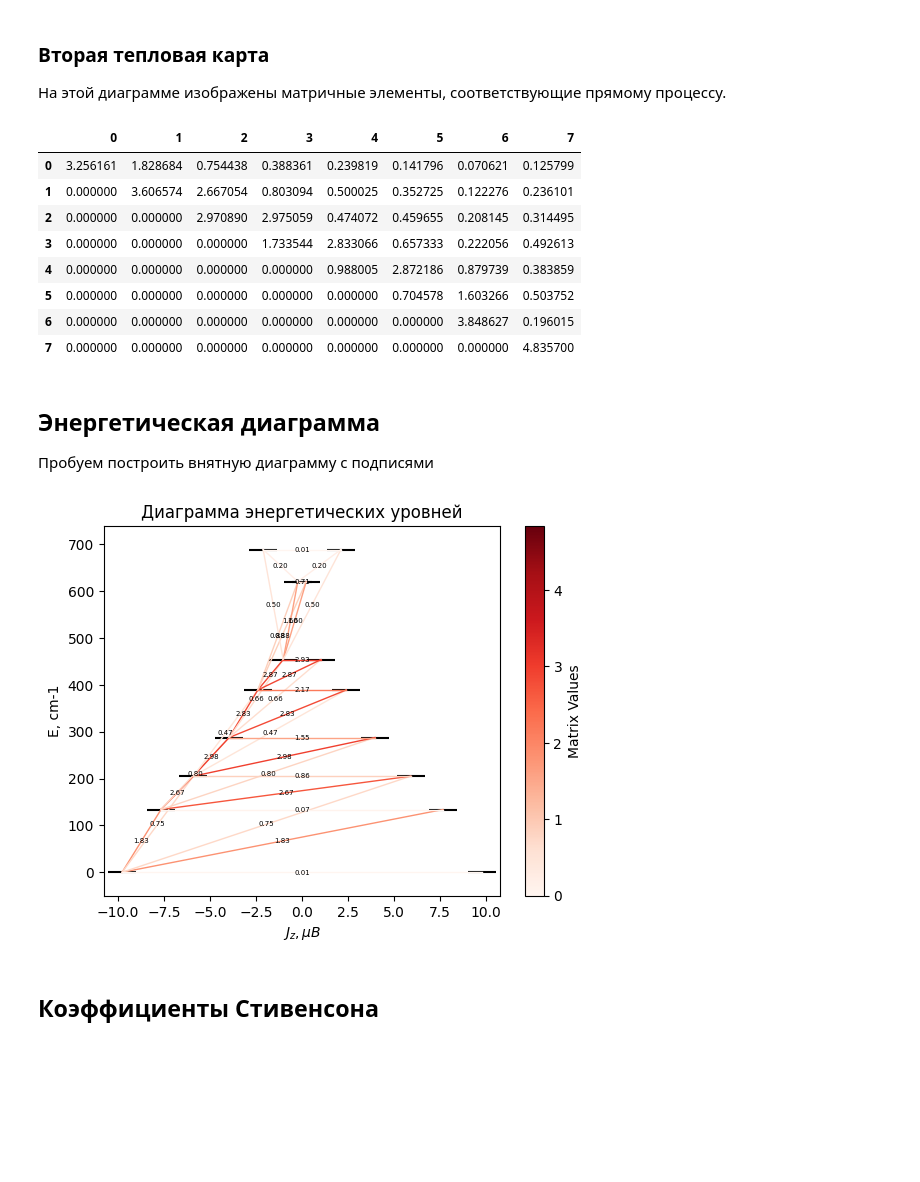
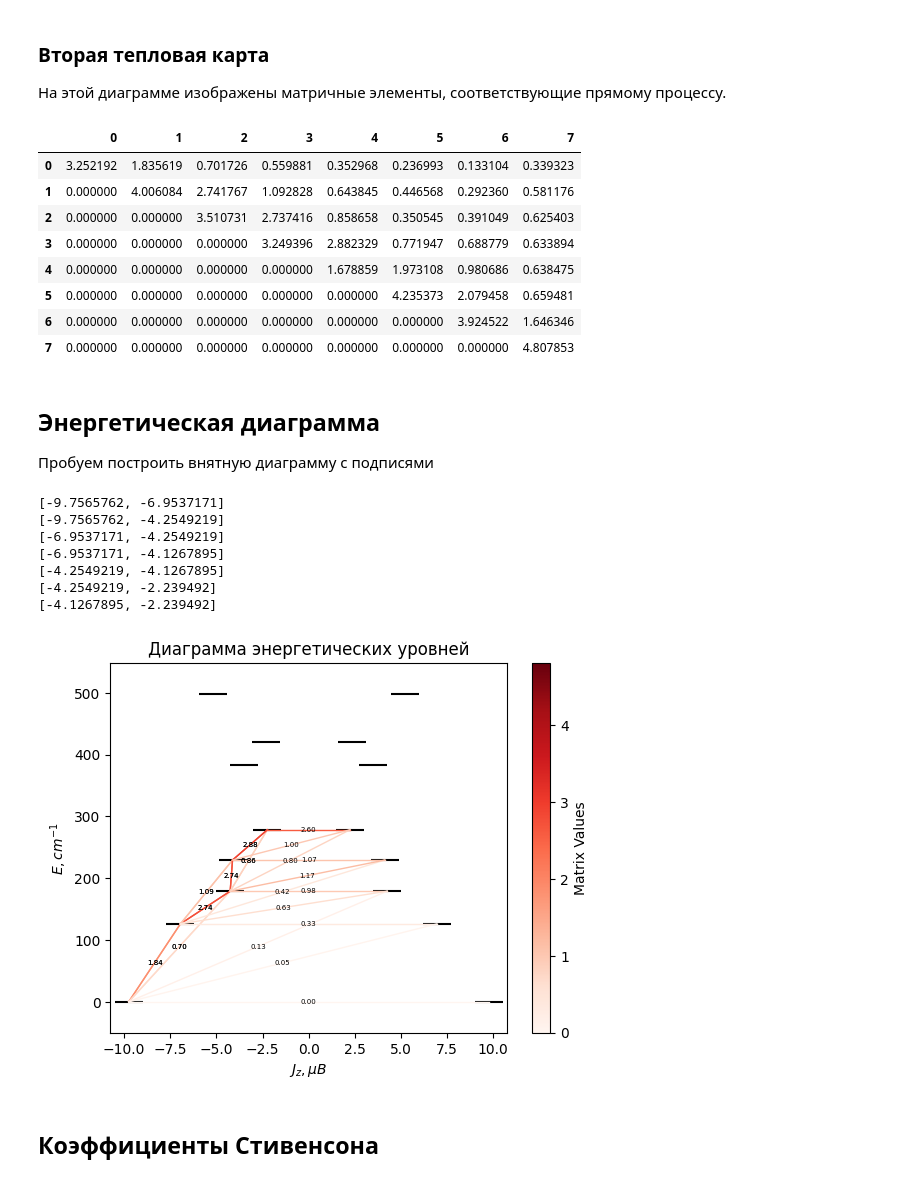
Before and after one commit to krainyukov/FastMOLCAS, a Jupyter notebook: fast_report.ipynb, the cells around one changed output. Drawn from its saved outputs; the diff is of its cells as text; code cells hidden in the pictures; blank space fills up the shorter version.

```diff
--- a/fast_report.ipynb
+++ b/fast_report.ipynb
@@ -4,7 +4,7 @@
 1) Импортируем библиотеку pandas для удобства работы
 2) В той же папке, в которой лежит этот рабочий документ оставляем результат работы MOLCAS
 # %%
-filename = 'LEZLUA'
+filename = 'UMITOB'
 path = f'./logs/{filename}.log'
 # %%
 import pandas as pd
@@ -308,14 +308,14 @@ def process_ab_initio_blocking_barrier(lines, doc):
 heat_map_dir = process_ab_initio_blocking_barrier(lines, doc)
 # %% [output]
 |  | 0 | 1 | 2 | 3 | 4 | 5 | 6 | 7 |
-| 0 | 3.256161 | 1.828684 | 0.754438 | 0.388361 | 0.239819 | 0.141796 | 0.070621 | 0.125799 |
-| 1 | 0.000000 | 3.606574 | 2.667054 | 0.803094 | 0.500025 | 0.352725 | 0.122276 | 0.236101 |
-| 2 | 0.000000 | 0.000000 | 2.970890 | 2.975059 | 0.474072 | 0.459655 | 0.208145 | 0.314495 |
-| 3 | 0.000000 | 0.000000 | 0.000000 | 1.733544 | 2.833066 | 0.657333 | 0.222056 | 0.492613 |
-| 4 | 0.000000 | 0.000000 | 0.000000 | 0.000000 | 0.988005 | 2.872186 | 0.879739 | 0.383859 |
-| 5 | 0.000000 | 0.000000 | 0.000000 | 0.000000 | 0.000000 | 0.704578 | 1.603266 | 0.503752 |
-| 6 | 0.000000 | 0.000000 | 0.000000 | 0.000000 | 0.000000 | 0.000000 | 3.848627 | 0.196015 |
-| 7 | 0.000000 | 0.000000 | 0.000000 | 0.000000 | 0.000000 | 0.000000 | 0.000000 | 4.835700 |
+| 0 | 3.252192 | 1.835619 | 0.701726 | 0.559881 | 0.352968 | 0.236993 | 0.133104 | 0.339323 |
+| 1 | 0.000000 | 4.006084 | 2.741767 | 1.092828 | 0.643845 | 0.446568 | 0.292360 | 0.581176 |
+| 2 | 0.000000 | 0.000000 | 3.510731 | 2.737416 | 0.858658 | 0.350545 | 0.391049 | 0.625403 |
+| 3 | 0.000000 | 0.000000 | 0.000000 | 3.249396 | 2.882329 | 0.771947 | 0.688779 | 0.633894 |
+| 4 | 0.000000 | 0.000000 | 0.000000 | 0.000000 | 1.678859 | 1.973108 | 0.980686 | 0.638475 |
+| 5 | 0.000000 | 0.000000 | 0.000000 | 0.000000 | 0.000000 | 4.235373 | 2.079458 | 0.659481 |
+| 6 | 0.000000 | 0.000000 | 0.000000 | 0.000000 | 0.000000 | 0.000000 | 3.924522 | 1.646346 |
+| 7 | 0.000000 | 0.000000 | 0.000000 | 0.000000 | 0.000000 | 0.000000 | 0.000000 | 4.807853 |
 # %% [markdown]
 ## Энергетическая диаграмма
 
@@ -338,9 +338,9 @@ for i in range(len(ab_initio_barrier_df)):
         # Не соединяем уровень с самим собой
         if i != j and j > i and j - i < 3:
             # Получаем координаты
-            x_values = [ab_initio_barrier_df['l+, muB'].iloc[i], ab_initio_barrier_df['l-, muB'].iloc[j]]
+            x_values = [ab_initio_barrier_df['l+, muB'].iloc[i], ab_initio_barrier_df['l+, muB'].iloc[j]]
             y_values = [ab_initio_barrier_df['E, cm-1'].iloc[i], ab_initio_barrier_df['E, cm-1'].iloc[j]]
-
+            print(x_values)
             # Получаем значение матричного элемента
             matrix_value = heat_map_dir[i][j]
 
@@ -399,36 +399,72 @@ for i in range(len(ab_initio_barrier_df)):
 
             # Определяем цвет линии с использованием палитры Reds
             color = plt.cm.Reds(norm(matrix_value))  # Используем colormap для получения цвета
 
             # Рисуем линию
             plt.plot(x_values, y_values, color=color, linewidth=1)
 
             # Добавляем подпись к линии
             mid_x = (x_values[0] + x_values[1]) / 2
             mid_y = (y_values[0] + y_values[1]) / 2
             plt.text(mid_x, mid_y, f'{matrix_value:.2f}', fontsize=5, ha='center', va='center', color='black')
 
+# Соединяем уровни линиями
+for i in range(len(ab_initio_barrier_df)):
+    for j in range(len(ab_initio_barrier_df)):
+        # Не соединяем уровень с самим собой
+        if i > j and i - j < 3:
+            # Получаем координаты
+            x_values = [ab_initio_barrier_df['l-, muB'].iloc[i], ab_initio_barrier_df['l+, muB'].iloc[j]]
+            y_values = [ab_initio_barrier_df['E, cm-1'].iloc[i], ab_initio_barrier_df['E, cm-1'].iloc[j]]
+
+            # Получаем значение матричного элемента
+            matrix_value = heat_map_df[i][j]
+
+            # Пропускаем, если значение матричного элемента равно нулю
+            if matrix_value == 0:
+                continue
+
+            # Определяем цвет линии с использованием палитры Reds
+            color = plt.cm.Reds(norm(matrix_value))  # Используем colormap для получения цвета
+
+            # Рисуем линию
+            plt.plot(x_values, y_values, color=color, linewidth=1)
+
+            # Добавляем подпись к линии
+            mid_x = (x_values[0] + x_values[1]) / 2
+            mid_y = (y_values[0] + y_values[1]) / 2
+            plt.text(mid_x, mid_y, f'{matrix_value:.2f}', fontsize=5, ha='center', va='center', color='black')
+
 # Устанавливаем пределы осей
 plt.xlim(min(resultx) - 1, max(resultx) + 1)  # Добавляем немного отступа
 plt.ylim(min(resulty) - 50, max(resulty) + 50)  # Добавляем немного отступа
 
 plt.xlabel('$J_z, \mu B$')
-plt.ylabel('E, cm-1')
+plt.ylabel('$E, cm^{-1}$')
 plt.title('Диаграмма энергетических уровней')
 
 # Убираем линии сетки
 plt.grid(False)
 plt.scatter(resultx, resulty, s=390, marker='_', color='black')
 
 # Добавляем цветовую шкалу
 cbar = plt.colorbar(plt.cm.ScalarMappable(norm=norm, cmap='Reds'), ax=plt.gca())
 cbar.set_label('Matrix Values')
 
 # Сохраняем график
-plt.savefig('Energy_diagram.png')
+plt.savefig('Diagram.png')
+doc.add_heading('\n\nDiagram', level=1)
+doc.add_picture('Diagram.png', width=Inches(5))
 plt.show()
 # %% [output]
+[-9.7565762, -6.9537171]
+[-9.7565762, -4.2549219]
+[-6.9537171, -4.2549219]
+[-6.9537171, -4.1267895]
+[-4.2549219, -4.1267895]
+[-4.2549219, -2.239492]
+[-4.1267895, -2.239492]
-[figure, old version]
+[figure, new version]
 # %% [markdown]
 ## Коэффициенты Стивенсона
 # %%
```
Also changed, not shown: parts of 6 cells of this notebook, 24 other files.
